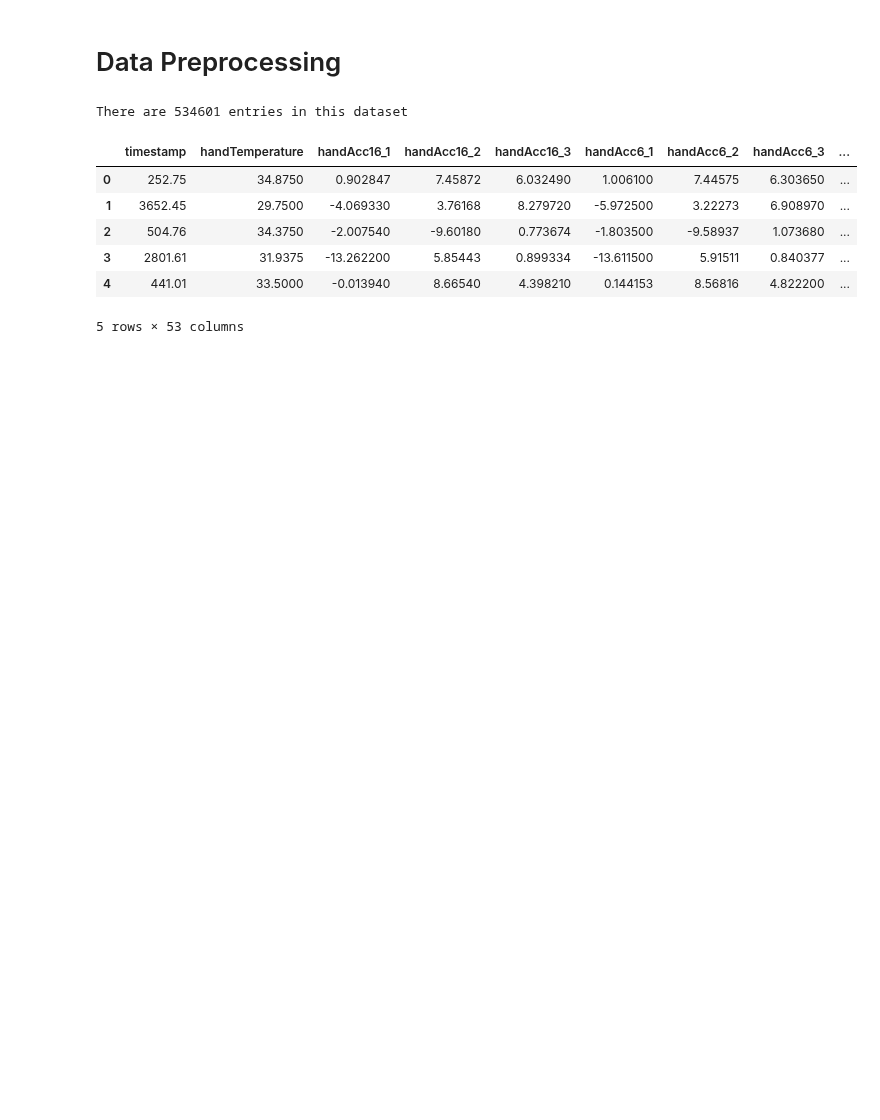
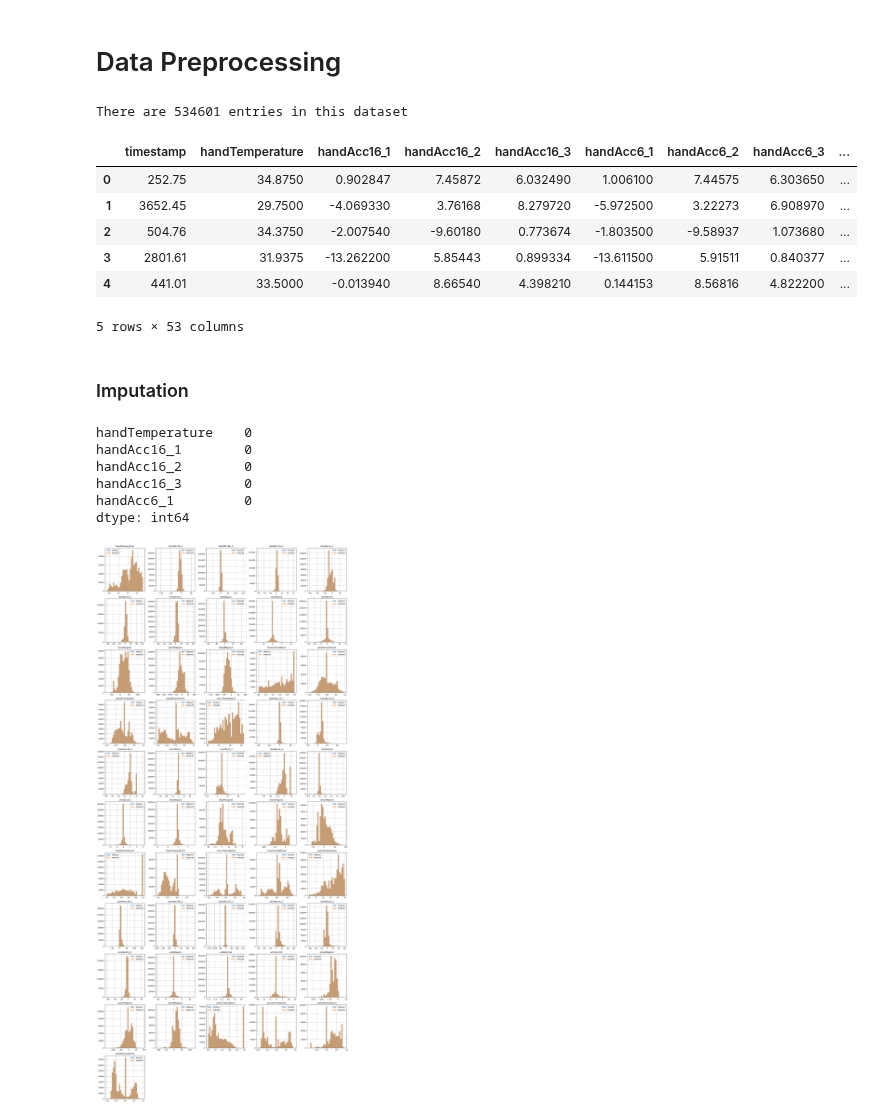
Before and after one commit to Jiarui-Chen/physical-activity-clustering, a Jupyter notebook: preprocess/preprocess.ipynb, the cells around one changed output. Cells and saved outputs as stored; diff of their text form; code cells hidden in the pictures; blank space fills up the shorter version.

Commit message:
Add median imputation and histogram comparison

```diff
--- a/preprocess/preprocess.ipynb
+++ b/preprocess/preprocess.ipynb
@@ -25,3 +25,56 @@ There are 534601 entries in this dataset
 # %%
 # Drop columns that are not useful
 raw.drop(["timestamp", "subject_id"], axis=1, inplace=True)
+# %% [markdown]
+### Imputation
+# %%
+# Create a copy of the raw data
+raw_imputed = raw.copy()
+
+# Fill the missing value with median due to skewness
+for col in raw_imputed.columns:
+    col_median = raw_imputed[col].median()
+    raw_imputed[col].fillna(col_median, inplace=True)
+
+# Check for successful imputation
+raw_imputed.isna().sum().head()
+# %% [output]
+handTemperature    0
+handAcc16_1        0
+handAcc16_2        0
+handAcc16_3        0
+handAcc6_1         0
+dtype: int64
+# %%
+def plot_hist_comparison(df1, df2, df1_label='Original', df2_label='Imputed'):
+    # Ensure both dataframes have the same columns
+    assert df1.columns.equals(df2.columns), "DataFrames must have the same columns"
+
+    # Plot histograms for each column
+    data_columns = df1.columns
+
+    # Determine the number of rows and columns for subplots
+    n_cols = 5
+    n_rows = int(np.ceil(len(data_columns) / n_cols))
+
+    fig, axes = plt.subplots(n_rows, n_cols, figsize=(20, n_rows * 4))
+
+    for i, column in enumerate(data_columns):
+        ax = axes[i // n_cols, i % n_cols]
+        df1[column].hist(ax=ax, bins=30, alpha=0.5, label=df1_label)
+        df2[column].hist(ax=ax, bins=30, alpha=0.5, label=df2_label)
+        ax.set_title(column)
+        ax.legend()
+
+    # Hide any unused subplots
+    for j in range(i + 1, n_rows * n_cols):
+        fig.delaxes(axes[j // n_cols, j % n_cols])
+
+    plt.tight_layout()
+    plt.show()
+
+
+# Compare df before and after imputation
+plot_hist_comparison(raw, raw_imputed)
+# %% [output]
+[figure, added]
```
